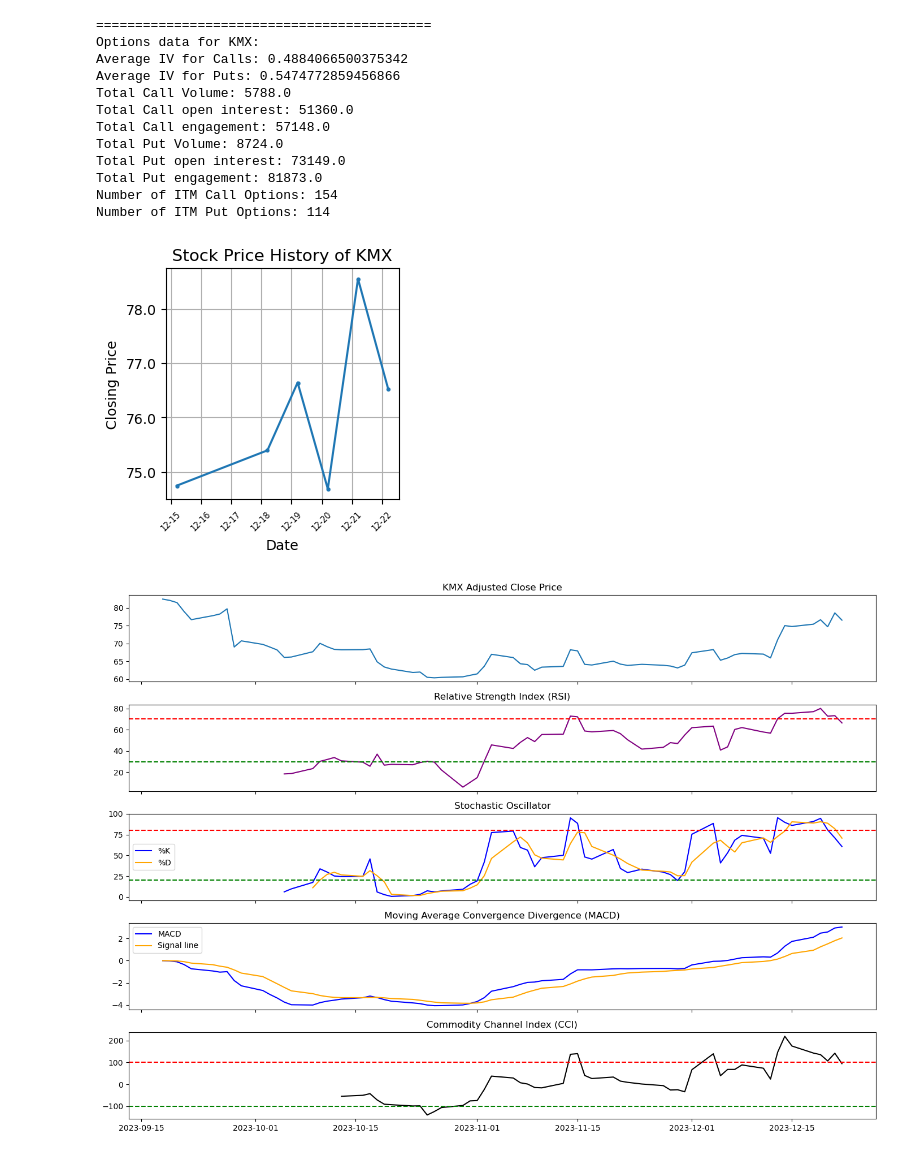
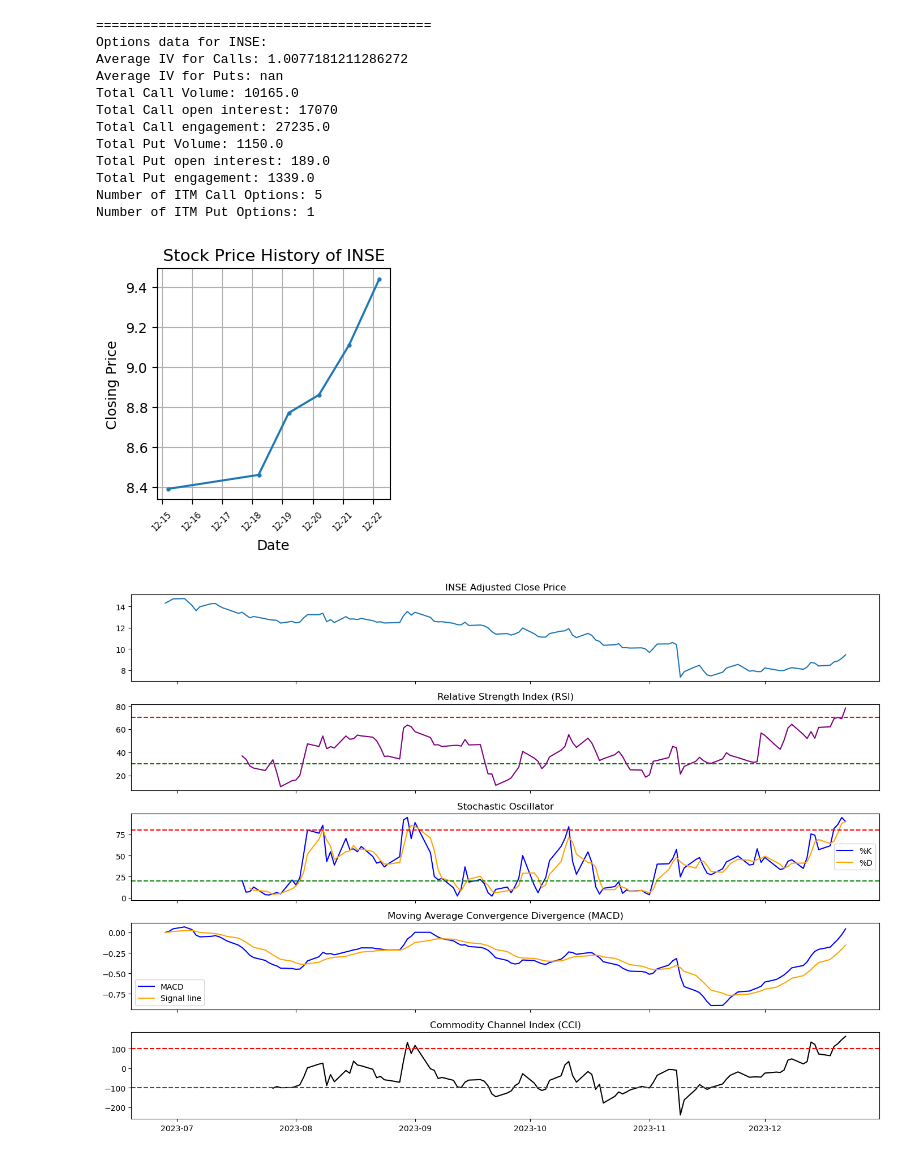
Before and after one commit to SaumikDana/Machine_Learning_Trading, a Jupyter notebook: data/specific_stock_analysis.ipynb, the cells around one changed output. Cells and saved outputs as stored; diff of their text form; code cells hidden in the pictures.

```diff
--- a/data/specific_stock_analysis.ipynb
+++ b/data/specific_stock_analysis.ipynb
@@ -1,44 +1,44 @@
 # %%
 from datetime import datetime, timedelta
 from utils import *
 
 # Call the function and store the result
-ticker = 'KMX'
+ticker = 'INSE'
 
 # Call the function and store the result
 day = '2023-12-22'
 
 # Set the time frame
 date = datetime.strptime(day, '%Y-%m-%d')
 end_date = date + timedelta(days=7)
 start_date = date - timedelta(days=7)
 
 # Use the function from utils.py to analyze stock options
 options_metrics = analyze_stock_options(ticker)
 
 # Print
 print_options_data(ticker, options_metrics)
 
 # Call the plot_stock_history method
 plot_stock_history(ticker, start_date, end_date)
 
 # Oscillators
-time_period = 100
+time_period = 180
 end_date = datetime.now().date()
 start_date = end_date - timedelta(days=time_period)
 calculate_and_plot_oscillators(ticker, start_date, end_date)
 # %% [output]
 ===========================================
-Options data for KMX:
-Average IV for Calls: 0.4884066500375342
-Average IV for Puts: 0.5474772859456866
-Total Call Volume: 5788.0
-Total Call open interest: 51360.0
-Total Call engagement: 57148.0
-Total Put Volume: 8724.0
-Total Put open interest: 73149.0
-Total Put engagement: 81873.0
-Number of ITM Call Options: 154
-Number of ITM Put Options: 114
+Options data for INSE:
+Average IV for Calls: 1.0077181211286272
+Average IV for Puts: nan
+Total Call Volume: 10165.0
+Total Call open interest: 17070
+Total Call engagement: 27235.0
+Total Put Volume: 1150.0
+Total Put open interest: 189.0
+Total Put engagement: 1339.0
+Number of ITM Call Options: 5
+Number of ITM Put Options: 1
-[figure, old version]
+[figure, new version]
-[figure, old version]
+[figure, new version]
```
